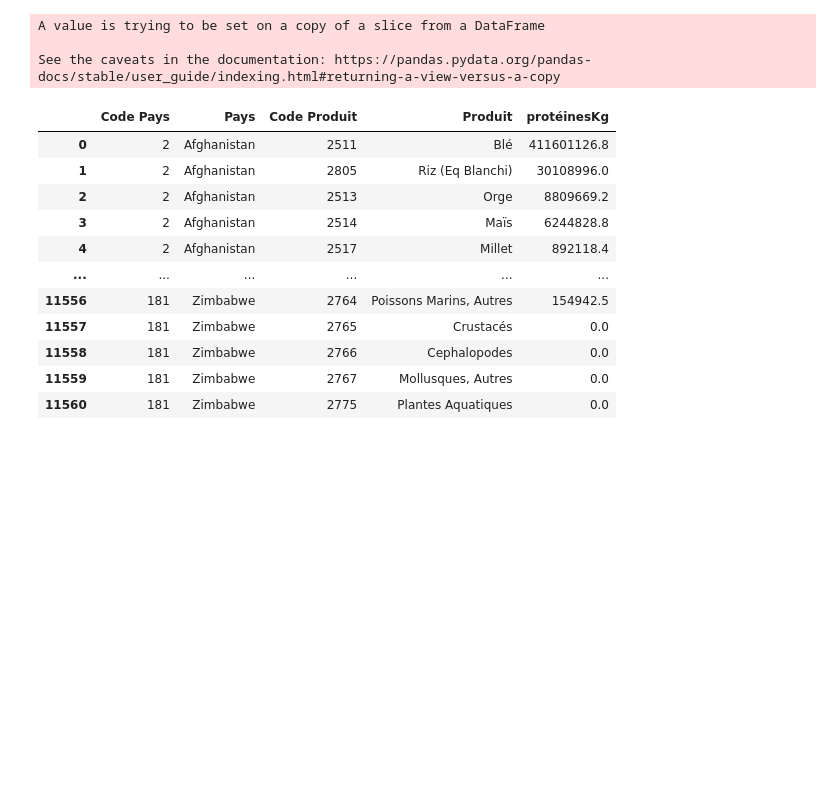
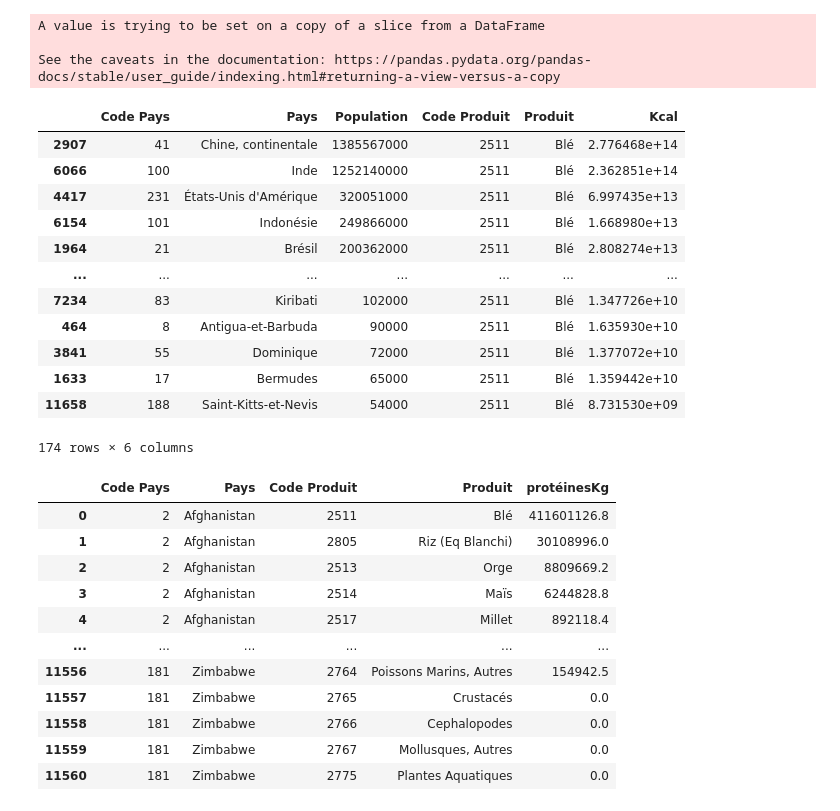
Before and after one commit to data-IA-2023/Groupe-3, a Jupyter notebook: briefs181223 - Mohammed.ipynb, the cells around one changed output. Drawn from its saved outputs; the diff is of its cells as text; code cells hidden in the pictures; blank space fills up the shorter version.

```diff
--- a/briefs181223 - Mohammed.ipynb
+++ b/briefs181223 - Mohammed.ipynb
@@ -390,6 +390,22 @@ fig.show()
 #m_df_kcal[m_df_kcal['Code Produit']=='2511']
 #m_df_kcal_group=m_df_kcal.groupby(["Code Pays", "Pays", 'Produit']).sum()
 #m_df_kcal_group
+# %%
+m_df_kcal
+# %% [output]
+|  | Code Pays | Pays | Population | Code Produit | Produit | Kcal |
+| 2907 | 41 | Chine, continentale | 1385567000 | 2511 | Blé | 2.776468e+14 |
+| 6066 | 100 | Inde | 1252140000 | 2511 | Blé | 2.362851e+14 |
+| 4417 | 231 | États-Unis d'Amérique | 320051000 | 2511 | Blé | 6.997435e+13 |
+| 6154 | 101 | Indonésie | 249866000 | 2511 | Blé | 1.668980e+13 |
+| 1964 | 21 | Brésil | 200362000 | 2511 | Blé | 2.808274e+13 |
+| ... | ... | ... | ... | ... | ... | ... |
+| 7234 | 83 | Kiribati | 102000 | 2511 | Blé | 1.347726e+10 |
+| 464 | 8 | Antigua-et-Barbuda | 90000 | 2511 | Blé | 1.635930e+10 |
+| 3841 | 55 | Dominique | 72000 | 2511 | Blé | 1.377072e+10 |
+| 1633 | 17 | Bermudes | 65000 | 2511 | Blé | 1.359442e+10 |
+| 11658 | 188 | Saint-Kitts-et-Nevis | 54000 | 2511 | Blé | 8.731530e+09 |
+174 rows × 6 columns
 # %%
 df = pd.concat([FAOSTAT_2013_vegetal, FAOSTAT_2013_animal])
 df = df[['Code Pays', 'Pays', 'Élément', 'Code Produit', 'Produit', 'Valeur']]
```
Also changed, not shown: parts of 4 cells of this notebook, 1 other file.
